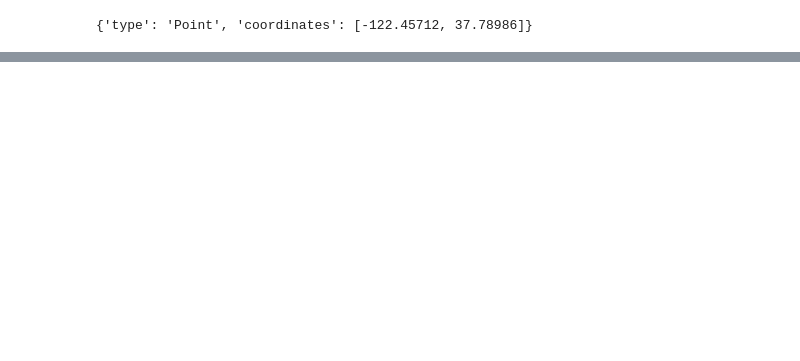
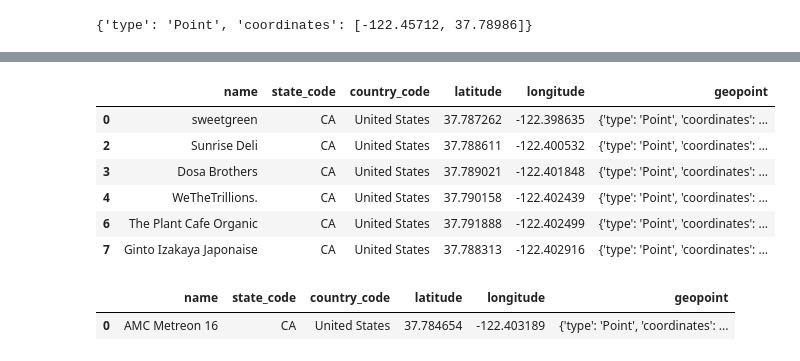
Before and after one commit to Jorge-Doncel/office, a Jupyter notebook: Untitled.ipynb, the cells around one changed output, grey strips where cells are left out. Saved outputs shown, nothing was run; the diff lists cells and outputs as text; code cells hidden in the pictures; blank space fills up the shorter version.

```diff
--- a/Untitled.ipynb
+++ b/Untitled.ipynb
@@ -518,0 +250,9 @@ a={
+# %%
+near_starbucks=[]
+for i in range(len(select_offices)):
+    q=(db.starbucks.find(geoQueryNear(select_offices.iloc[i].geopoint, radius=100),{"_id":0,"company_id":0}))
+    near_starbucks.append(list(q))
+near_starbucks=[x for i in near_starbucks for x in i]
+off_starbucks=pd.DataFrame(near_starbucks)
+off_starbucks = off_starbucks.drop_duplicates(subset=["latitude","longitude"], keep="first")
+off_starbucks
@@ -518,0 +266,29 @@ a={
+# %%
+near_vegan=[]
+for i in range(len(select_offices)):
+    q=(db.vegan.find(geoQueryNear(select_offices.iloc[i].geopoint, radius=100),{"_id":0,"company_id":0}))
+    near_vegan.append(list(q))
+near_vegan=[x for i in near_vegan for x in i]
+off_vegan=pd.DataFrame(near_vegan)
+off_vegan = off_vegan.drop_duplicates(subset=["latitude","longitude"], keep="first")
+off_vegan
+# %% [output]
+|  | name | state_code | country_code | latitude | longitude | geopoint |
+| 0 | sweetgreen | CA | United States | 37.787262 | -122.398635 | {'type': 'Point', 'coordinates': ... |
+| 2 | Sunrise Deli | CA | United States | 37.788611 | -122.400532 | {'type': 'Point', 'coordinates': ... |
+| 3 | Dosa Brothers | CA | United States | 37.789021 | -122.401848 | {'type': 'Point', 'coordinates': ... |
+| 4 | WeTheTrillions. | CA | United States | 37.790158 | -122.402439 | {'type': 'Point', 'coordinates': ... |
+| 6 | The Plant Cafe Organic | CA | United States | 37.791888 | -122.402499 | {'type': 'Point', 'coordinates': ... |
+| 7 | Ginto Izakaya Japonaise | CA | United States | 37.788313 | -122.402916 | {'type': 'Point', 'coordinates': ... |
+# %%
+near_party=[]
+for i in range(len(select_offices)):
+    q=(db.party.find(geoQueryNear(select_offices.iloc[i].geopoint, radius=1000),{"_id":0,"company_id":0}))
+    near_party.append(list(q))
+near_party=[x for i in near_party for x in i]
+off_party=pd.DataFrame(near_party)
+off_party = off_party.drop_duplicates(subset=["latitude","longitude"], keep="first")
+off_party
+# %% [output]
+|  | name | state_code | country_code | latitude | longitude | geopoint |
+| 0 | AMC Metreon 16 | CA | United States | 37.784654 | -122.403189 | {'type': 'Point', 'coordinates': ... |
```
Also changed, not shown: parts of 54 cells of this notebook, 2 other files.
